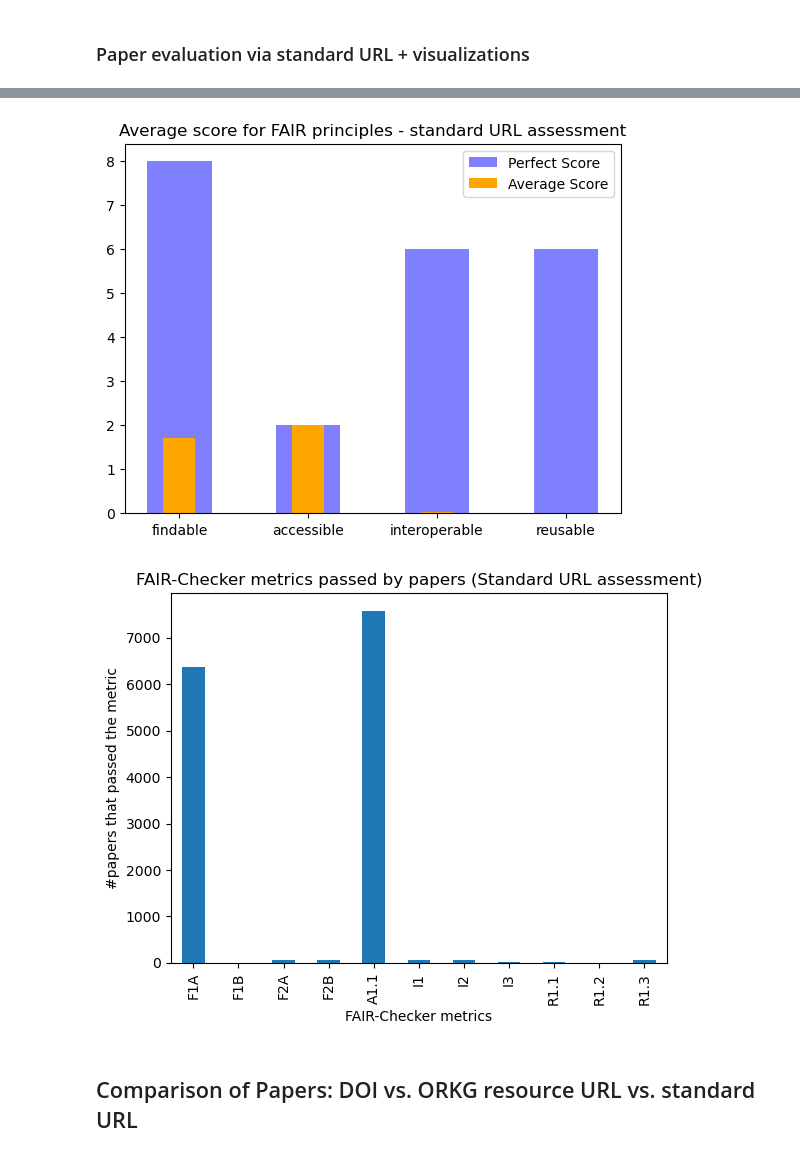
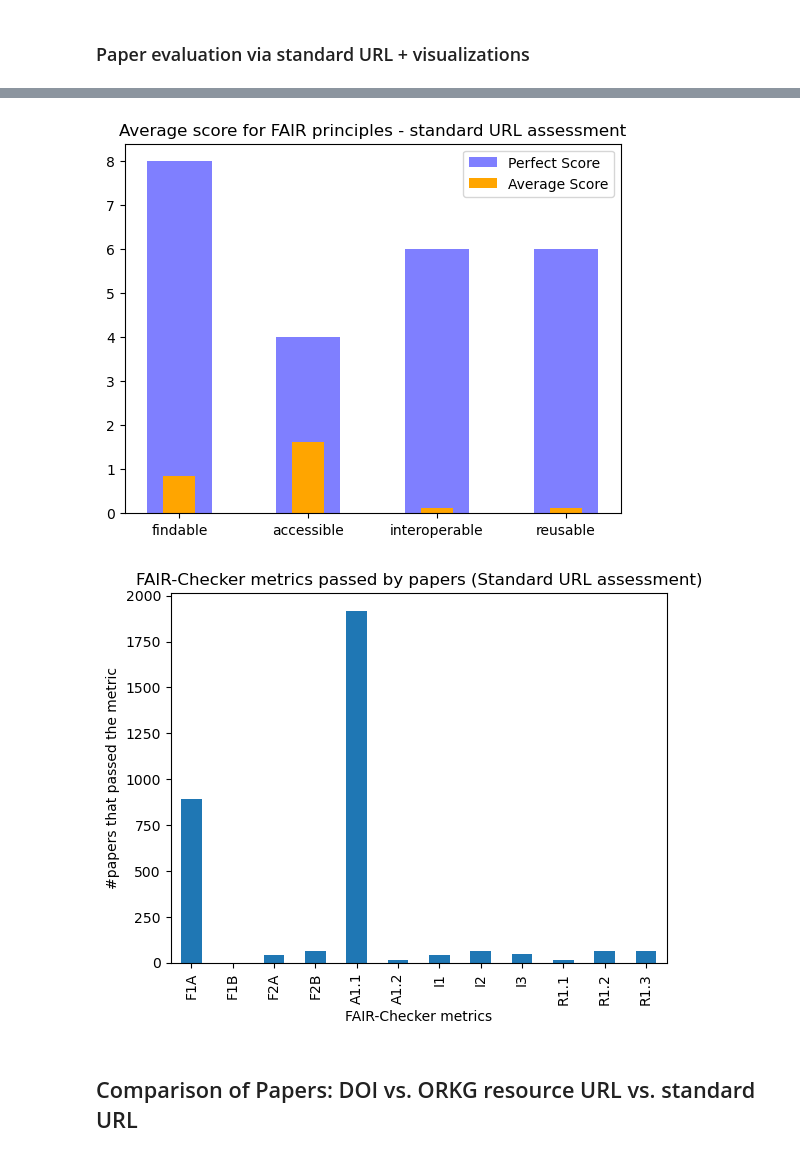
Before and after one commit to mwurzbacher/FAIRness-assessment-tools-evaluation-using-ORKG, a Jupyter notebook: FAIR_Checker_evaluation.ipynb, the cells around one changed output, grey strips where cells are left out. Cells and saved outputs as stored; diff of their text form; code cells hidden in the pictures.

```diff
--- a/FAIR_Checker_evaluation.ipynb
+++ b/FAIR_Checker_evaluation.ipynb
@@ -454,7 +452,7 @@ Couldn't find program: 'false'
 # %% [markdown]
 ### Paper evaluation via standard URL + visualizations
 # %%
-orkg_stdurl_df = pd.read_csv("assessed_data/orkg_stdurl_df_FAIRChecker_assessment2023-03-29.csv", encoding="ISO-8859-1", index_col=0)
+orkg_stdurl_df = pd.read_csv("assessed_data/orkg_stdurl_df_FAIRCheckerv2_assessment2023-03-29.csv", encoding="ISO-8859-1", index_col=0)
 print(orkg_stdurl_df["assessment_status_code"].value_counts())
 orkg_stdurl_df = orkg_stdurl_df[orkg_stdurl_df["assessment_status_code"] == 200].reset_index(drop=True)
 orkg_stdurl_df["FAIR_assessment"] = orkg_stdurl_df["FAIR_assessment"].map(lambda x: build_assessment_json(x))
@@ -480,13 +478,13 @@ Name: assessment_status_code, dtype: int64
 # %%
 assessment_stdurl_df = pd.DataFrame()
 
-papers = list(chain.from_iterable([[x]*11 for x in orkg_stdurl_df['paper']]))
+papers = list(chain.from_iterable([[x]*12 for x in orkg_stdurl_df['paper']]))
 assessment_stdurl_df['paper'] = papers
 
-research_fields = list(chain.from_iterable([[x]*11 for x in orkg_stdurl_df['research_field_label']]))
+research_fields = list(chain.from_iterable([[x]*12 for x in orkg_stdurl_df['research_field_label']]))
 assessment_stdurl_df['research_field'] = research_fields
 
-urls = list(chain.from_iterable([[x]*11 for x in orkg_stdurl_df['url']]))
+urls = list(chain.from_iterable([[x]*12 for x in orkg_stdurl_df['url']]))
 assessment_stdurl_df['url'] = urls
 
 metrics = list(chain.from_iterable([get_metrics_from_result(assessment_result=x) for x in orkg_stdurl_df['FAIR_assessment']]))
@@ -566,5 +564,5 @@ plt.show()
 # %%
-# max scores: F = 8, A = 2, I = 6, R = 6
+# max scores: F = 8, A = 4, I = 6, R = 6
 principle_assessment_stdurl_df = assessment_stdurl_df
 principle_assessment_stdurl_df['principle'] = [get_principle_from_metric(x) for x in principle_assessment_stdurl_df['metric']]
 
@@ -577,7 +575,7 @@ principle_assessment_stdurl_df = principle_assessment_stdurl_df.sort_values('pri
 
 #plotting
 width = 0.5
-perfect_scores = [8, 2, 6, 6]
+perfect_scores = [8, 4, 6, 6]
 actual_scores = principle_assessment_stdurl_df['avg_metric_score']
 indices = np.arange(len(perfect_scores))
 
@@ -588,25 +586,25 @@ plt.title("Average score for FAIR principles - standard URL assessment")
 plt.legend()
 plt.show()
 # %% [output]
-[figure, old version]
+[figure, new version]
 # %%
 metric_assessment_stdurl_df = assessment_stdurl_df
 aggregate_funcs = {"score": "sum"}
 metric_assessment_stdurl_df = metric_assessment_stdurl_df.groupby("metric").agg(aggregate_funcs).reset_index()
 metric_assessment_stdurl_df["score"] = metric_assessment_stdurl_df["score"] / 2
 
-metric_assessment_stdurl_df['metric'] = pd.Categorical(metric_assessment_stdurl_df['metric'], ["F1A", "F1B", "F2A", "F2B", "A1.1", "I1", "I2", "I3", "R1.1", "R1.2", "R1.3"])
+metric_assessment_stdurl_df['metric'] = pd.Categorical(metric_assessment_stdurl_df['metric'], ["F1A", "F1B", "F2A", "F2B", "A1.1", "A1.2", "I1", "I2", "I3", "R1.1", "R1.2", "R1.3"])
 metric_assessment_stdurl_df = metric_assessment_stdurl_df.sort_values('metric')
 
 metric_assessment_stdurl_df["score"].plot(kind="bar")
 locs, labels = plt.xticks()
-plt.xticks(locs, ["F1A", "F1B", "F2A", "F2B", "A1.1", "I1", "I2", "I3", "R1.1", "R1.2", "R1.3"])
+plt.xticks(locs, ["F1A", "F1B", "F2A", "F2B", "A1.1", "A1.2", "I1", "I2", "I3", "R1.1", "R1.2", "R1.3"])
 plt.title("FAIR-Checker metrics passed by papers (Standard URL assessment)")
 plt.ylabel("#papers that passed the metric")
 plt.xlabel("FAIR-Checker metrics")
 plt.show()
 # %% [output]
-[figure, old version]
+[figure, new version]
 # %% [markdown]
 ## Comparison of Papers: DOI vs. ORKG resource URL vs. standard URL
 # %%
```
Also changed, not shown: parts of 31 cells of this notebook, 3 other files.
